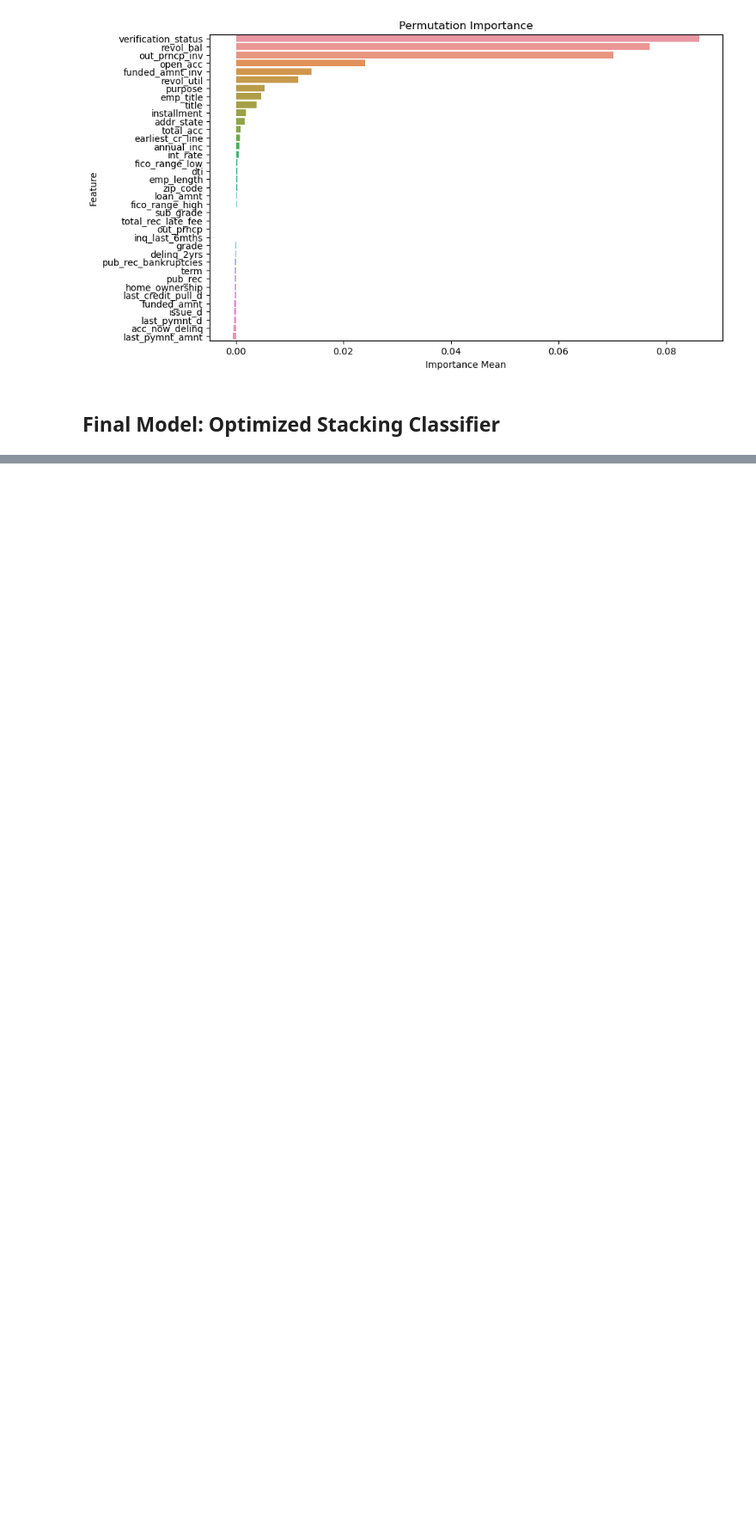
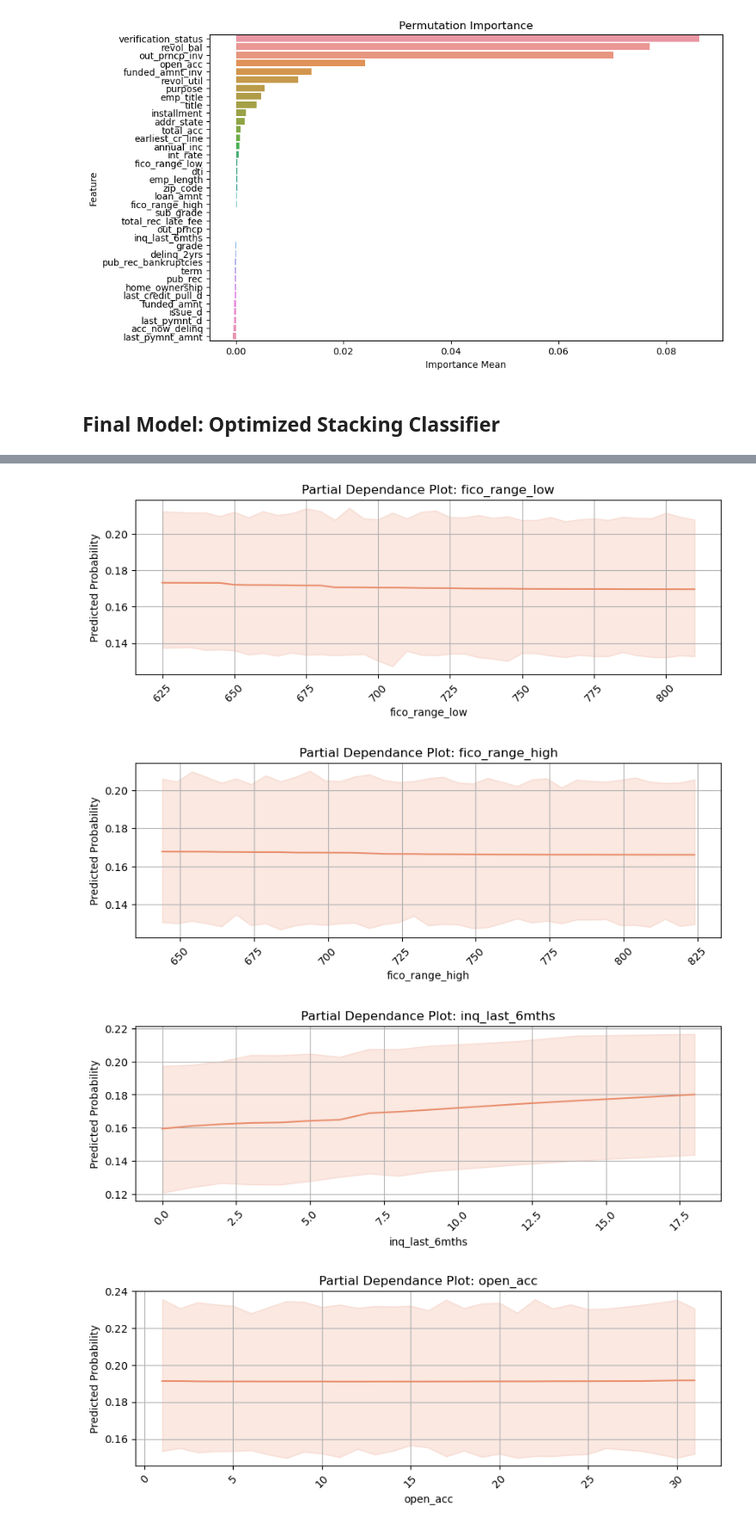
Before and after one commit to MikeVej/ML_LoanDefaults, a Jupyter notebook: LoanDefaults_MichaelVejsiri.ipynb, the cells around one changed output, grey strips where cells are left out. Shown at 86% size. Cells and saved outputs as stored; diff of their text form; code cells hidden in the pictures; blank space fills up the shorter version.

```diff
--- a/LoanDefaults_MichaelVejsiri.ipynb
+++ b/LoanDefaults_MichaelVejsiri.ipynb
@@ -2260,0 +2322,25 @@ plt.show()
+# %%
+def pdp_plot_numeric(var, sample_n):
+  # var = 'credit_amount'
+  pdp_values = pd.DataFrame(X_train[var].sort_values().sample(frac=0.1).unique(),columns=[var])
+  pdp_sample = X_train.sample(sample_n).drop(var, axis=1)
+
+  pdp_cross = pdp_sample.merge(pdp_values, how='cross')
+  pdp_cross['pred'] = stacking_pipeline.predict_proba(pdp_cross)[:,1]
+  plt.figure(figsize=(10, 3))
+  sns.lineplot(x=f"{var}", y='pred', data=pdp_cross)
+  plt.title(f"Partial Dependance Plot: {var}")
+  plt.ylabel('Predicted Probability')
+  plt.xticks(rotation=45)
+  #plt.ylim(0, 1)
+  plt.grid(True)
+  plt.show()
+
+# numeric_features = ['credit_amount', 'duration', 'age']
+for var in numeric_features:
+  pdp_plot_numeric(var, sample_n=300)
+# %% [output]
+[figure, added]
+[figure, added]
+[figure, added]
+[figure, added]
```
Also changed, not shown: parts of 40 cells of this notebook.
